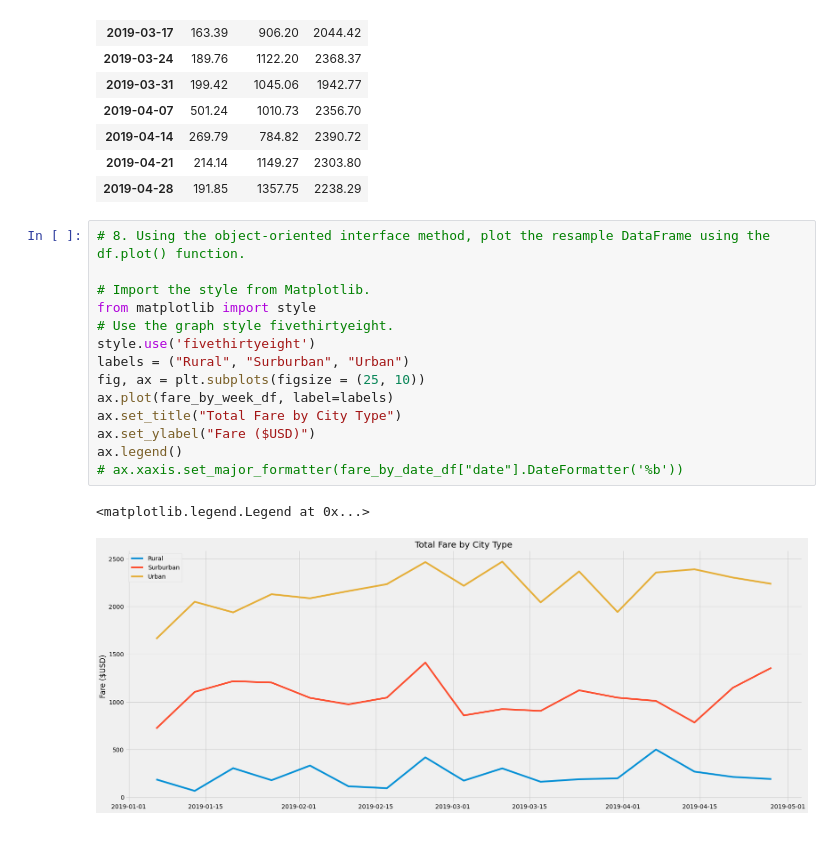
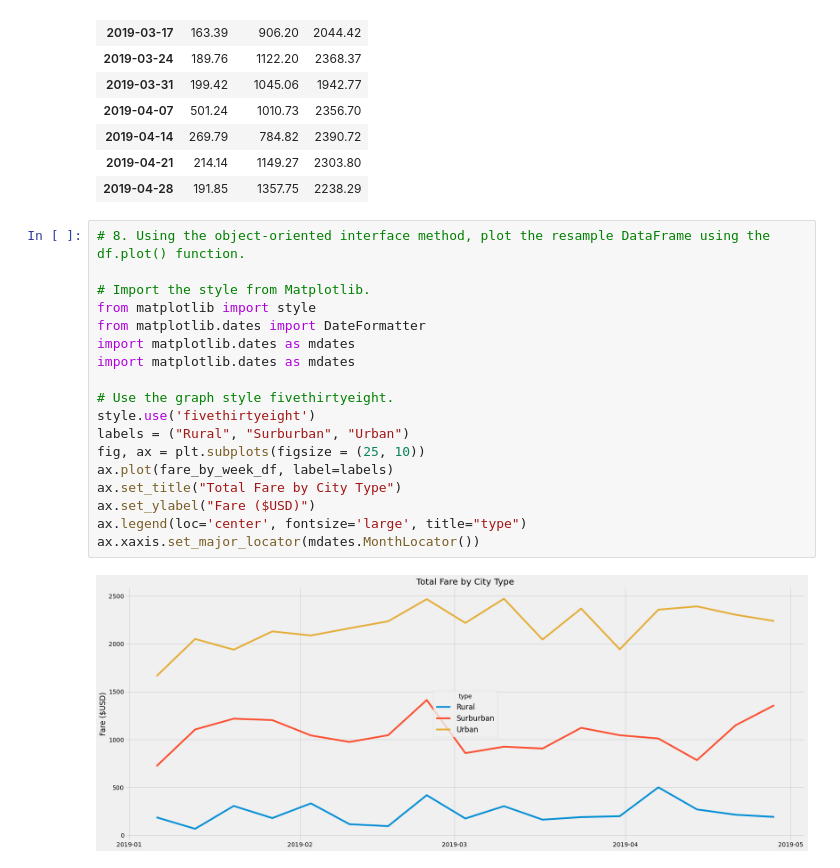
Before and after one commit to kathyming/PyBer_Analysis, a Jupyter notebook: PyBer_Challenge.ipynb, the cells around one changed output. Saved outputs shown, nothing was run; the diff lists cells and outputs as text; blank space fills up the shorter version.

Commit message:
all finished except month names on x-axis.

```diff
--- a/PyBer_Challenge.ipynb
+++ b/PyBer_Challenge.ipynb
@@ -248,17 +248,20 @@ fare_by_week_df
 # %%
 # 8. Using the object-oriented interface method, plot the resample DataFrame using the df.plot() function.
 
 # Import the style from Matplotlib.
 from matplotlib import style
+from matplotlib.dates import DateFormatter
+import matplotlib.dates as mdates
+import matplotlib.dates as mdates
+
 # Use the graph style fivethirtyeight.
 style.use('fivethirtyeight')
 labels = ("Rural", "Surburban", "Urban")
 fig, ax = plt.subplots(figsize = (25, 10))
 ax.plot(fare_by_week_df, label=labels)
 ax.set_title("Total Fare by City Type")
 ax.set_ylabel("Fare ($USD)")
-ax.legend()
-# ax.xaxis.set_major_formatter(fare_by_date_df["date"].DateFormatter('%b'))
+ax.legend(loc='center', fontsize='large', title="type")
+ax.xaxis.set_major_locator(mdates.MonthLocator())
 # %% [output]
-<matplotlib.legend.Legend at 0x...>
-[figure, old version]
+[figure, new version]
```
